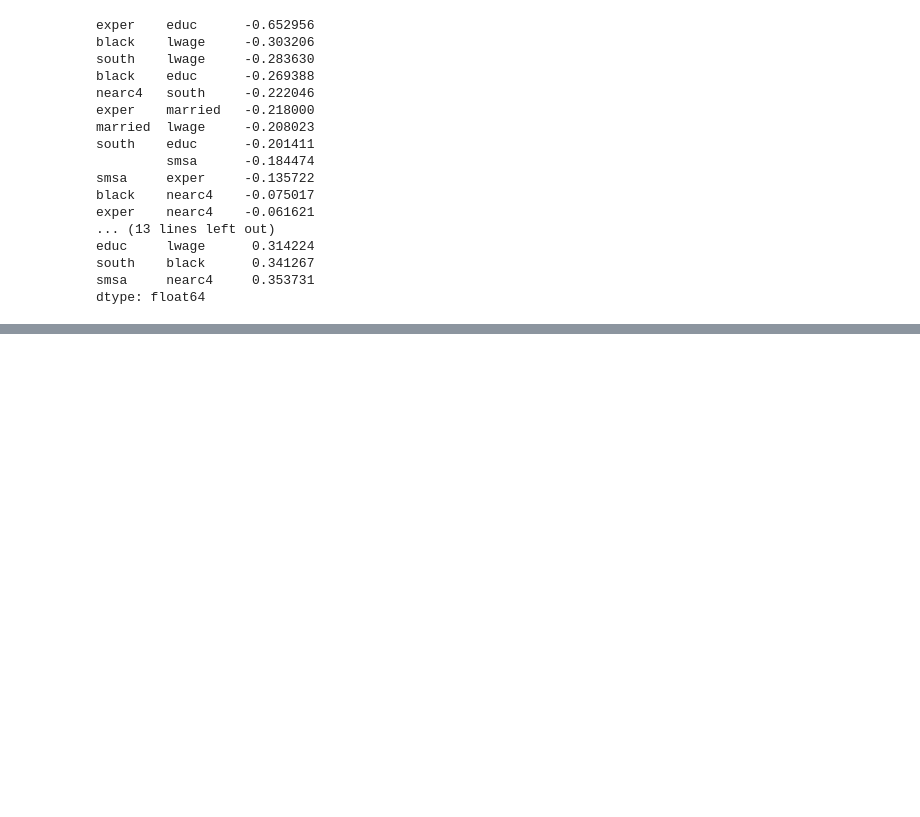
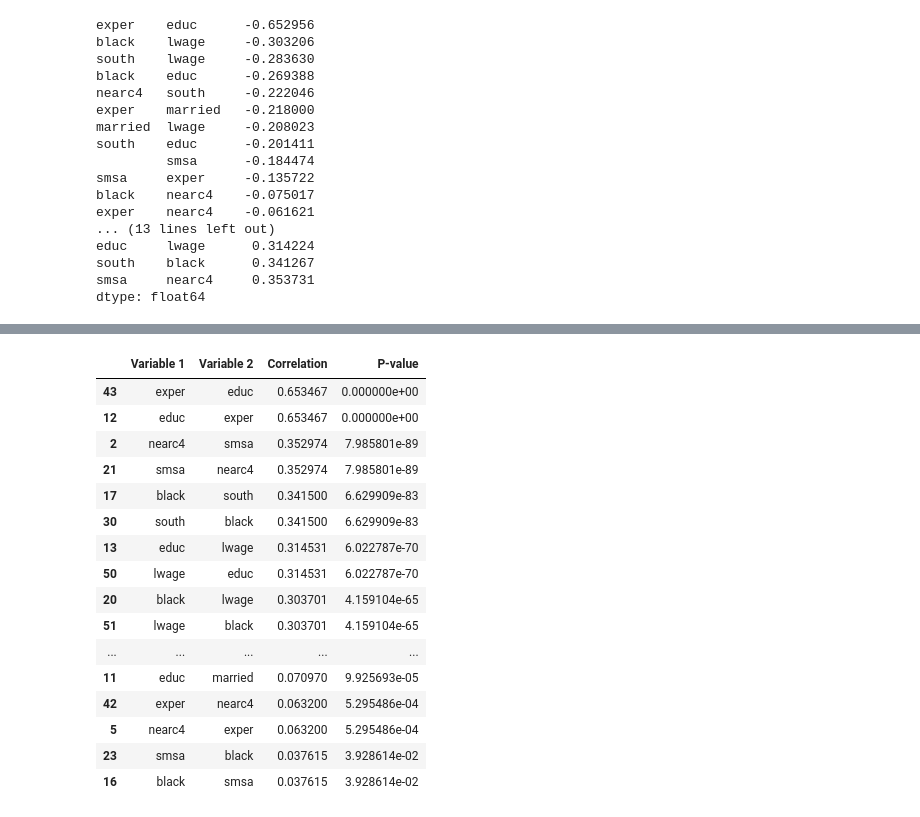
Before and after one commit to FemkeBakker/ProjectCausalDataScience, a Jupyter notebook: EDA.ipynb, the cells around one changed output, grey strips where cells are left out. Drawn from its saved outputs; the diff is of its cells as text; code cells hidden in the pictures; blank space fills up the shorter version.

Commit message:
pearsoncorrelation

```diff
--- a/EDA.ipynb
+++ b/EDA.ipynb
@@ -173,3 +173,19 @@ educ     lwage      0.314224
 south    black      0.341267
 smsa     nearc4     0.353731
 dtype: float64
+# %%
+from scipy.stats import pearsonr
+
+correlation_results = pd.DataFrame(index=df.columns, columns=df.columns)
+
+for col1 in df.columns:
+    for col2 in df.columns:
+        # Calculate Pearson correlation coefficient and p-value
+        corr_coef, p_value = pearsonr(df[col1], df[col2])
+
+        # Store the results in the correlation_results DataFrame
+        correlation_results.at[col1, col2] = (corr_coef, p_value)
+
+# Print correlation results
+print("Correlation results:")
+print(correlation_results)
@@ -175,0 +240,23 @@ dtype: float64
+# %%
+correlation_df = pd.DataFrame(correlation_results)
+
+sorted_correlation_results = pd.DataFrame(columns=['Variable 1', 'Variable 2', 'Correlation', 'P-value'])
+
+for variable1 in correlation_df.columns:
+    for variable2 in correlation_df.index:
+        if variable1 != variable2:  # Exclude rows where Variable 1 is equal to Variable 2
+            correlation, p_value = correlation_df.at[variable2, variable1]
+            sorted_correlation_results = sorted_correlation_results.append({
+                'Variable 1': variable1,
+                'Variable 2': variable2,
+                'Correlation': correlation,
+                'P-value': p_value
+            }, ignore_index=True)
+
+# Sort the DataFrame based on correlation coefficient absolute values
+sorted_correlation_results['Correlation'] = sorted_correlation_results['Correlation'].abs()
+sorted_correlation_results.sort_values(by='Correlation', ascending=False, inplace=True)
+
+
+not_significant = sorted_correlation_results.loc[sorted_correlation_results['P-value']>0.05]
+significant = sorted_correlation_results.loc[sorted_correlation_results['P-value']<=0.05]
@@ -175,0 +273,20 @@ dtype: float64
+# %%
+display(significant)
+# %% [output]
+|  | Variable 1 | Variable 2 | Correlation | P-value |
+| 43 | exper | educ | 0.653467 | 0.000000e+00 |
+| 12 | educ | exper | 0.653467 | 0.000000e+00 |
+| 2 | nearc4 | smsa | 0.352974 | 7.985801e-89 |
+| 21 | smsa | nearc4 | 0.352974 | 7.985801e-89 |
+| 17 | black | south | 0.341500 | 6.629909e-83 |
+| 30 | south | black | 0.341500 | 6.629909e-83 |
+| 13 | educ | lwage | 0.314531 | 6.022787e-70 |
+| 50 | lwage | educ | 0.314531 | 6.022787e-70 |
+| 20 | black | lwage | 0.303701 | 4.159104e-65 |
+| 51 | lwage | black | 0.303701 | 4.159104e-65 |
+| ... | ... | ... | ... | ... |
+| 11 | educ | married | 0.070970 | 9.925693e-05 |
+| 42 | exper | nearc4 | 0.063200 | 5.295486e-04 |
+| 5 | nearc4 | exper | 0.063200 | 5.295486e-04 |
+| 23 | smsa | black | 0.037615 | 3.928614e-02 |
+| 16 | black | smsa | 0.037615 | 3.928614e-02 |
```
Also changed, not shown: parts of 4 cells of this notebook.
